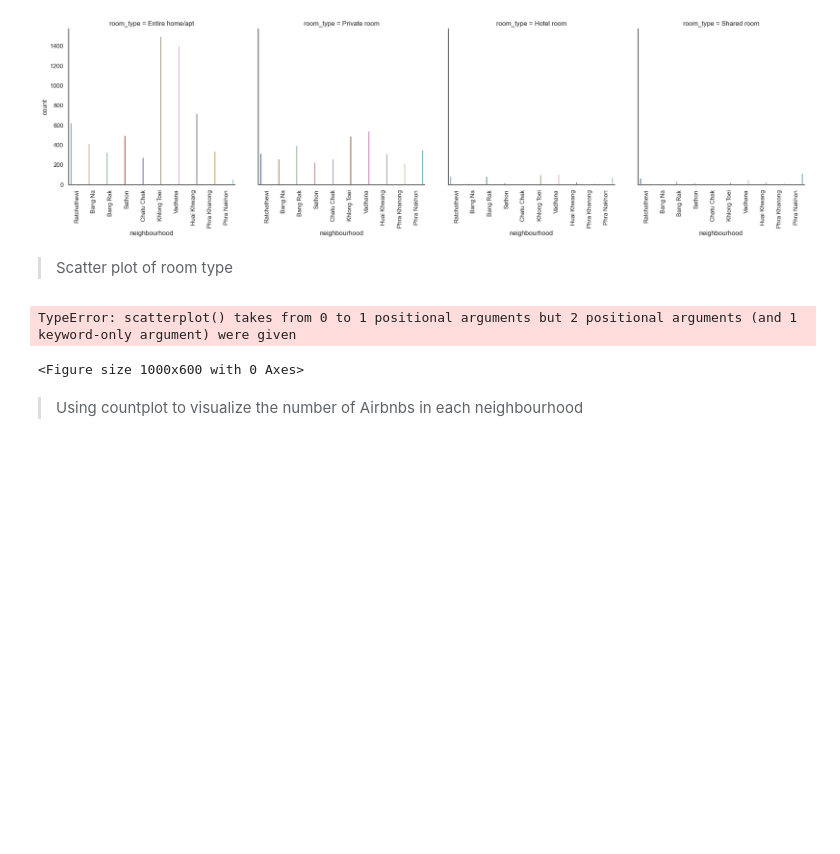
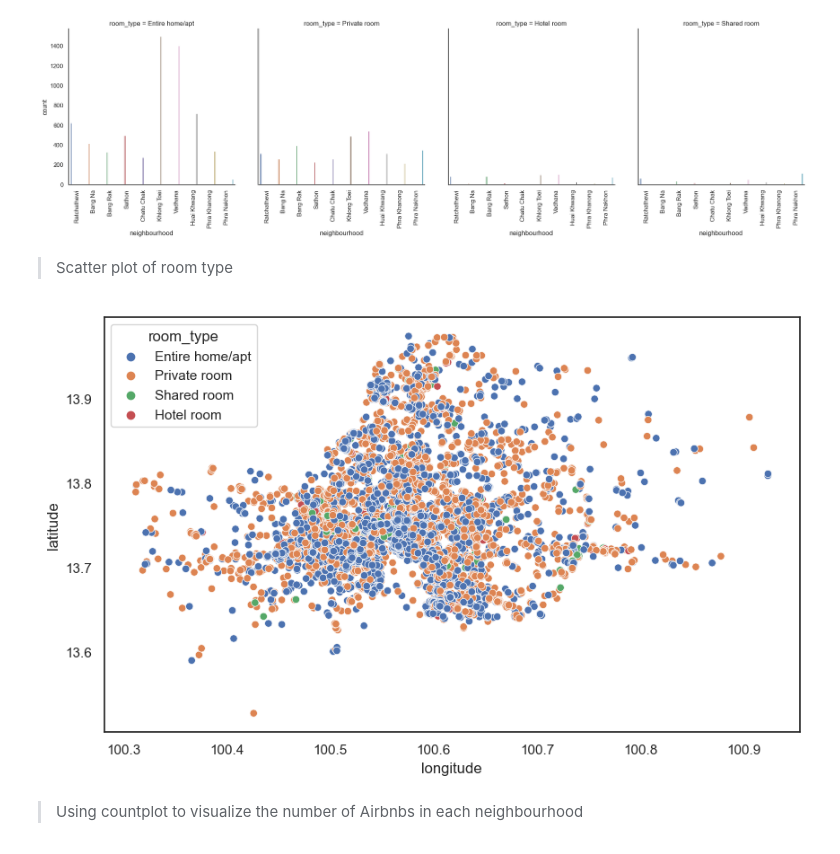
Before and after one commit to KieTuaNguyen/Hakathon, a Jupyter notebook: Hakathon2022.ipynb, the cells around one changed output. Drawn from its saved outputs; the diff is of its cells as text; code cells hidden in the pictures; blank space fills up the shorter version.

Commit message:
add scatter plot of room type

```diff
--- a/Hakathon2022.ipynb
+++ b/Hakathon2022.ipynb
@@ -99,7 +99,7 @@ dataframe1.head(0)
 # %% [markdown]
 >Checking the first 5 rows of the dataset.
 # %%
-path = '/Users/PC/Desktop/Deadline/'
+path = '/Users/PC/Desktop/Hakathon/'
 airbnb = pd.read_csv(path + 'listings.csv')
 airbnb.head(5)
 # %% [output]
@@ -508,12 +508,11 @@ viz_2.set_xticklabels(rotation=90)
 # %%
 #Scatter plot of room type
 plt.figure(figsize=(10, 6))
-sns.scatterplot(airbnb.longitude,
-                airbnb.latitude, hue=airbnb.room_type)
-plt.ioff()
+sns.scatterplot(data=airbnb, x=airbnb.longitude,
+                y=airbnb.latitude, hue=airbnb.room_type)
+plt.show()
 # %% [output]
-TypeError: scatterplot() takes from 0 to 1 positional arguments but 2 positional arguments (and 1 keyword-only argument) were given
-<Figure size 1000x600 with 0 Axes>
+[figure, added]
 # %% [markdown]
 > Using countplot to visualize the number of Airbnbs in each neighbourhood
 # %%
```
Also changed, not shown: parts of 5 cells of this notebook.
